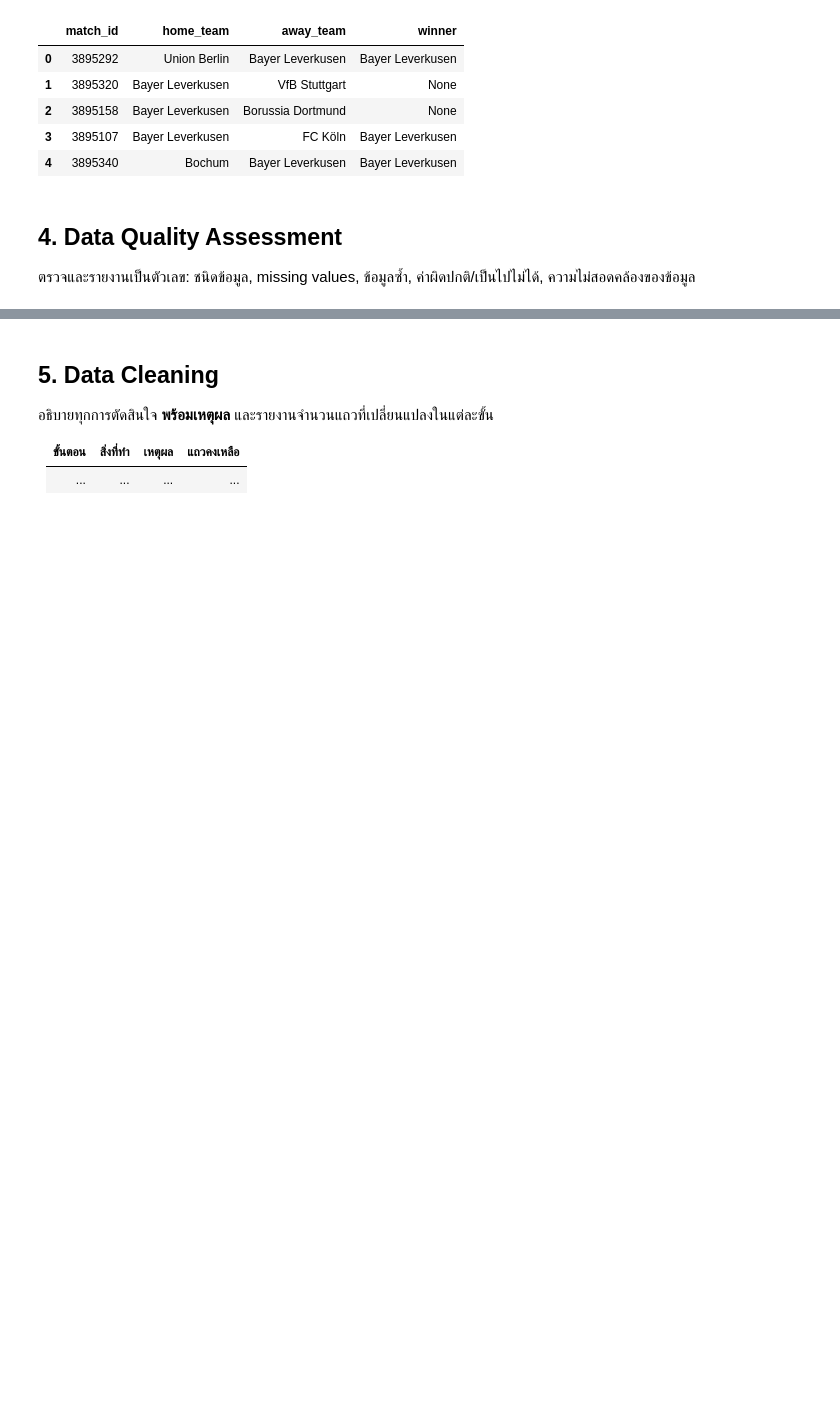
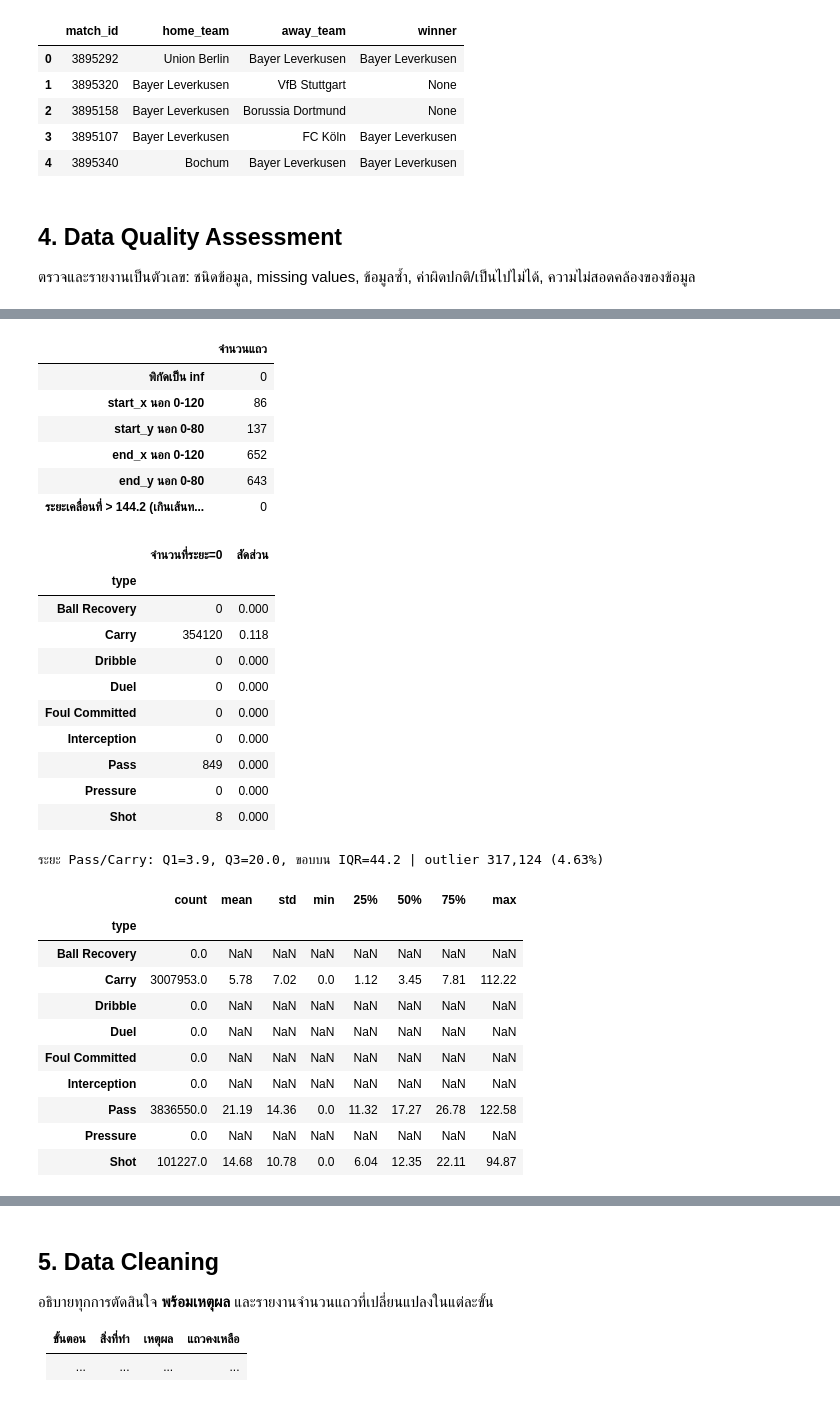
Before and after one commit to doperjerr/G2_MiniProject_Part2_BigData_ML, a Jupyter notebook: G2_MiniProject_Part2_BigData_ML.ipynb, the cells around one changed output, grey strips where cells are left out. Saved outputs shown, nothing was run; the diff lists cells and outputs as text; code cells hidden in the pictures; blank space fills up the shorter version.

```diff
--- a/G2_MiniProject_Part2_BigData_ML.ipynb
+++ b/G2_MiniProject_Part2_BigData_ML.ipynb
@@ -298,0 +291,8 @@ df_matches.head()
+# %%
+# Data types and memory usage
+df = df_all_movements
+df.info(memory_usage="deep")
+mem = df.memory_usage(deep=True)
+display((mem / 1e6).round(1).to_frame("MB"))
+print(f"รวม: {mem.sum()/1e6:,.0f} MB | {df.shape[0]:,} แถว x {df.shape[1]} คอลัมน์")
+print("แมตช์:", df["match_id"].nunique(), "| ทีม:", df["team"].nunique(), "| ผู้เล่น:", df["player"].nunique())
@@ -298,0 +327,6 @@ df_matches.head()
+# %%
+# คืนค่า Na ที่ถูกแก้ตอนโหลด data ให้แสดงข้อมูลที่หายไปจริง
+has_end = df["type"].isin(["Pass", "Carry", "Shot"])
+n_imputed = (~has_end).sum()
+df.loc[~has_end, ["end_x", "end_y"]] = np.nan
+print(f"คืนค่า NaN ให้ end_x/end_y ของ event ที่ไม่มีจุดปลายทางจริง: {n_imputed:,} แถว ({n_imputed/len(df)*100:.1f}%)")
@@ -298,0 +381,60 @@ df_matches.head()
+# %%
+# Invalid / impossible values และ outliers
+
+#------------------------------------------------------
+# สนามของ StatsBomb ขนาด 120 x 80
+dx = df["end_x"] - df["start_x"]; dy = df["end_y"] - df["start_y"]
+dist = np.hypot(dx, dy)
+
+checks = {
+    "พิกัดเป็น inf":                      int(np.isinf(df[["start_x","start_y","end_x","end_y"]]).sum().sum()),
+    "start_x นอก 0-120":                  int(((df.start_x < 0) | (df.start_x > 120)).sum()),
+    "start_y นอก 0-80":                   int(((df.start_y < 0) | (df.start_y > 80)).sum()),
+    "end_x นอก 0-120":                    int(((df.end_x < 0) | (df.end_x > 120)).sum()),
+    "end_y นอก 0-80":                     int(((df.end_y < 0) | (df.end_y > 80)).sum()),
+    "ระยะเคลื่อนที่ > 144.2 (เกินเส้นทแยงสนาม)": int((dist > 144.25).sum()),
+}
+display(pd.Series(checks, name="จำนวนแถว").to_frame())
+
+# แถวที่จุดเริ่ม = จุดสิ้นสุด (ระยะ 0) แยกตามประเภท event
+zero = (dist == 0).groupby(df["type"]).agg(["sum", "mean"])
+zero.columns = ["จำนวนที่ระยะ=0", "สัดส่วน"]
+display(zero.round(3))
+
+# Outliers ด้วย IQR เฉพาะ Pass และ Carry (event ที่มีจุดปลายทางจริง)
+mv = dist[df["type"].isin(["Pass", "Carry"])]
+q1, q3 = mv.quantile([0.25, 0.75]); upper = q3 + 1.5 * (q3 - q1)
+n_out = (mv > upper).sum()
+print(f"ระยะ Pass/Carry: Q1={q1:.1f}, Q3={q3:.1f}, ขอบบน IQR={upper:.1f} | outlier {n_out:,} ({n_out/len(mv)*100:.2f}%)")
+display(dist.groupby(df["type"]).describe().round(2))
+# %% [output]
+|  | จำนวนแถว |
+| พิกัดเป็น inf | 0 |
+| start_x นอก 0-120 | 86 |
+| start_y นอก 0-80 | 137 |
+| end_x นอก 0-120 | 652 |
+| end_y นอก 0-80 | 643 |
+| ระยะเคลื่อนที่ > 144.2 (เกินเส้นท... | 0 |
+|  | จำนวนที่ระยะ=0 | สัดส่วน |
+| type |  |  |
+| Ball Recovery | 0 | 0.000 |
+| Carry | 354120 | 0.118 |
+| Dribble | 0 | 0.000 |
+| Duel | 0 | 0.000 |
+| Foul Committed | 0 | 0.000 |
+| Interception | 0 | 0.000 |
+| Pass | 849 | 0.000 |
+| Pressure | 0 | 0.000 |
+| Shot | 8 | 0.000 |
+ระยะ Pass/Carry: Q1=3.9, Q3=20.0, ขอบบน IQR=44.2 | outlier 317,124 (4.63%)
+|  | count | mean | std | min | 25% | 50% | 75% | max |
+| type |  |  |  |  |  |  |  |  |
+| Ball Recovery | 0.0 | NaN | NaN | NaN | NaN | NaN | NaN | NaN |
+| Carry | 3007953.0 | 5.78 | 7.02 | 0.0 | 1.12 | 3.45 | 7.81 | 112.22 |
+| Dribble | 0.0 | NaN | NaN | NaN | NaN | NaN | NaN | NaN |
+| Duel | 0.0 | NaN | NaN | NaN | NaN | NaN | NaN | NaN |
+| Foul Committed | 0.0 | NaN | NaN | NaN | NaN | NaN | NaN | NaN |
+| Interception | 0.0 | NaN | NaN | NaN | NaN | NaN | NaN | NaN |
+| Pass | 3836550.0 | 21.19 | 14.36 | 0.0 | 11.32 | 17.27 | 26.78 | 122.58 |
+| Pressure | 0.0 | NaN | NaN | NaN | NaN | NaN | NaN | NaN |
+| Shot | 101227.0 | 14.68 | 10.78 | 0.0 | 6.04 | 12.35 | 22.11 | 94.87 |
```
Also changed, not shown: parts of 7 cells of this notebook.
